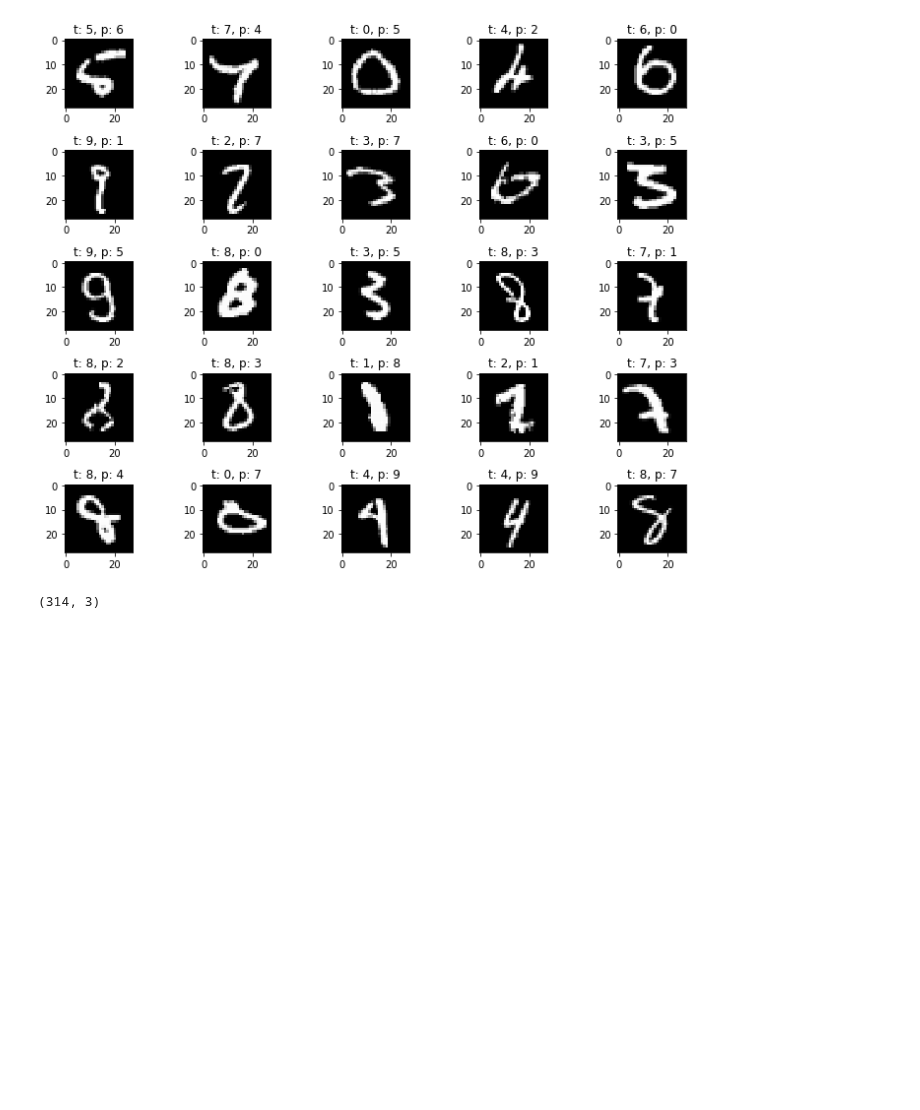
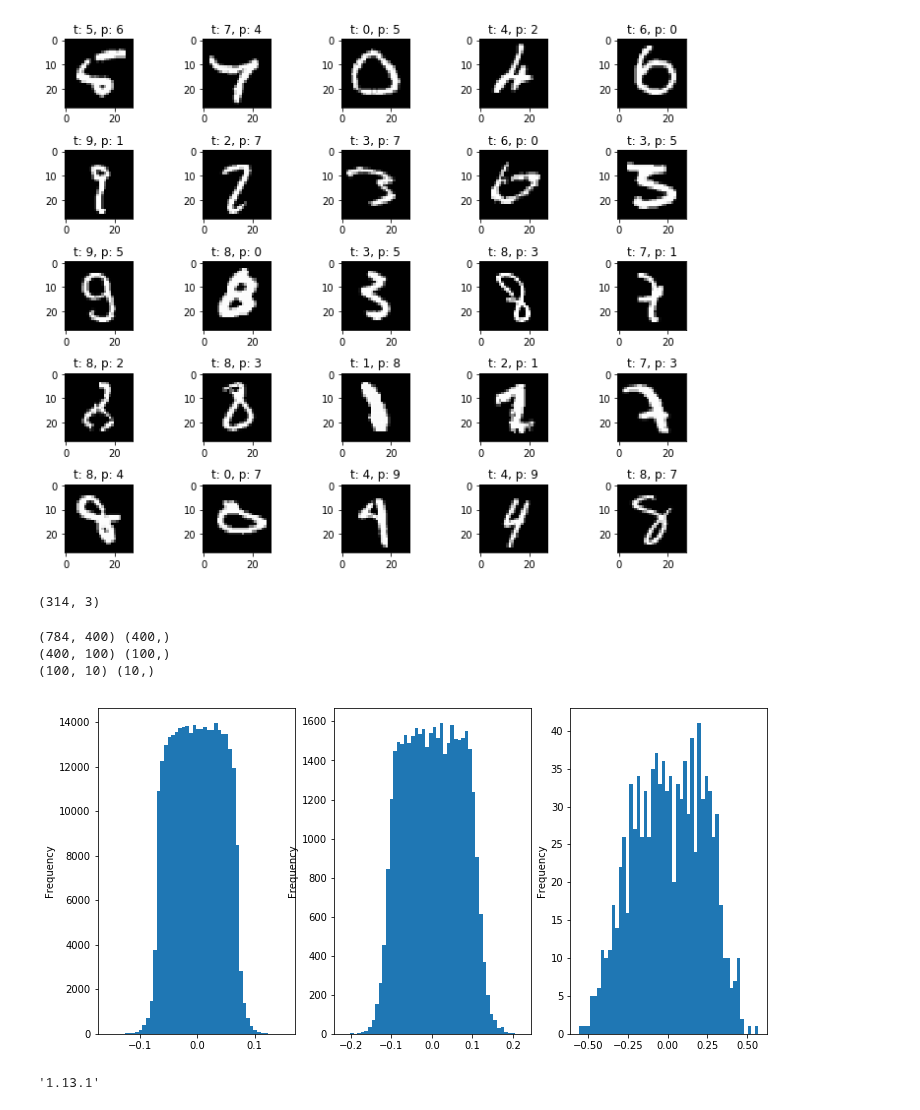
Before and after one commit to abulbasar/machine-learning, a Jupyter notebook: demos/Day 4 - mnist.ipynb, the cells around one changed output. Drawn from its saved outputs; the diff is of its cells as text; code cells hidden in the pictures; blank space fills up the shorter version.

```diff
--- a/demos/Day 4 - mnist.ipynb
+++ b/demos/Day 4 - mnist.ipynb
@@ -219,4 +221,5 @@ model.evaluate(X_test, Y_test)
 # %%
+tensorboard = keras.callbacks.TensorBoard("/tmp/tf-logs/%d" % time())
 model = keras.Sequential([
     keras.layers.InputLayer(input_shape = (784,)),
     keras.layers.Dense(units = 400, activation = "relu"),
@@ -224,12 +227,13 @@ model = keras.Sequential([
     keras.layers.Dense(units = 10, activation = "softmax")
 ])
 
-model.compile(loss = keras.losses.categorical_crossentropy, optimizer = "sgd", metrics = ["accuracy"])
+model.compile(loss = keras.losses.categorical_crossentropy, optimizer = "sgd", metrics = ["accuracy"]
+              )
 
 model.summary()
 
 model.fit(X_train, Y_train, epochs=10,
-          validation_data=(X_test, Y_test), batch_size=32, verbose=1)
+          validation_data=(X_test, Y_test), batch_size=32, verbose=1, callbacks = [tensorboard])
 # %% [output]
 _________________________________________________________________
 Layer (type)                 Output Shape              Param #
@@ -282,3 +286,17 @@ plt.tight_layout()
 result[result.error].shape
 # %% [output]
 (314, 3)
+# %%
+for layer in model.layers:
+    weights = layer.get_weights()
+    print(weights[0].shape, weights[1].shape)
+# %% [output]
+(784, 400) (400,)
+(400, 100) (100,)
+(100, 10) (10,)
+# %%
+fig, axes = plt.subplots(1, 3, figsize = (12, 6))
+for i, ax in enumerate(fig.axes):
+    pd.Series(model.layers[i].get_weights()[0].flatten()).plot.hist(bins = 50, ax = ax)
+# %% [output]
+[figure, added]
@@ -284,0 +305,4 @@ result[result.error].shape
+# %%
+tf.__version__
+# %% [output]
+'1.13.1'
```
Also changed, not shown: parts of 11 cells of this notebook.
